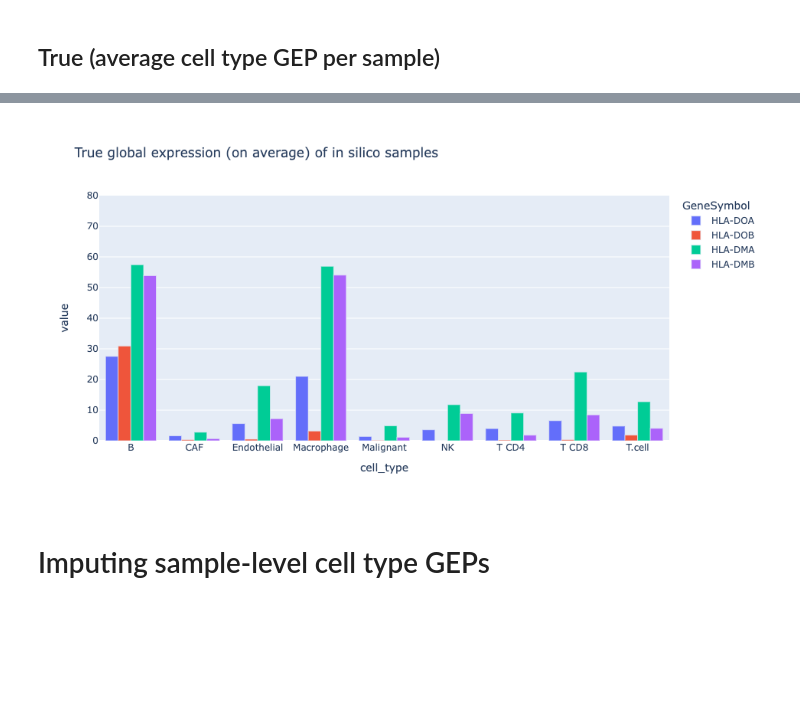
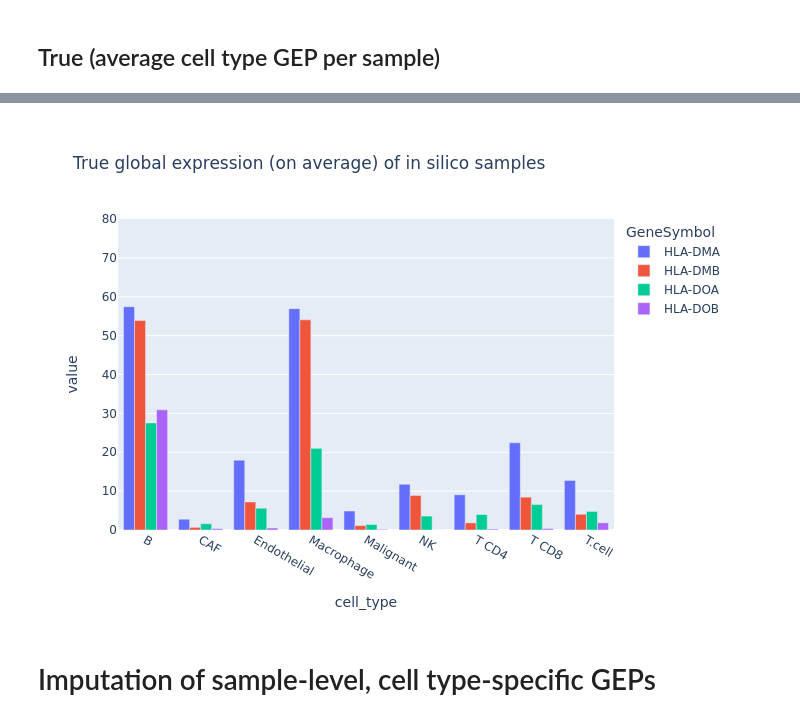
Before and after one commit to davidliu-lab/deconv, a Jupyter notebook: 5e - analyze individual genes.ipynb, the cells around one changed output, grey strips where cells are left out. Saved outputs shown, nothing was run; the diff lists cells and outputs as text; code cells hidden in the pictures; blank space fills up the shorter version.

Commit message:
checkpoint - working on demo of high res imputation

```diff
--- a/5e - analyze individual genes.ipynb
+++ b/5e - analyze individual genes.ipynb
@@ -133,15 +144,13 @@ base_path = os.path.abspath(os.path.join(results_dir, "group_mode"))
 ### sample mixtures and fractions
 # %%
 mixtures_in_silico = pd.read_csv(
-    os.path.join(base_path, "in", "mixtures_computed.txt"),
-    sep="\t",
-    index_col=0
+    os.path.join(base_path, "in", "mixtures_computed.txt"), sep="\t", index_col=0
 )
 # %%
 fractions_in_silico = pd.read_csv(
     os.path.join(base_path, "fractions_known_and_empty_csx_metrics.txt"),
     sep="\t",
-    index_col=0
+    index_col=0,
 ).iloc[:, :-3]
 # %% [markdown]
 ### cell-type GEPs per sample
@@ -154,7 +163,9 @@ sc_rna_seq_metadata = pd.read_csv(
 ).replace({"cell.types": weird_to_nice})
 # %%
 cell_type_single_cells = {
-    cell_type: sc_rna_seq_metadata.set_index(["cell.types", "cells"]).loc[cell_type].index.tolist()
+    cell_type: sc_rna_seq_metadata.set_index(["cell.types", "cells"])
+    .loc[cell_type]
+    .index.tolist()
     for cell_type in cell_types
 }
 # %%
@@ -163,20 +174,26 @@ n_cells_per_gep = 5  # PARAM
 
 rng = np.random.default_rng(seed=0)
 
+
 def make_a_cell_type_gep(cell_type, n_cells_per_gep=5):
     # sample with replacement from single cell data
     sampled_cells = rng.choice(cell_type_single_cells[cell_type], n_cells_per_gep)
-    gep = sc_rna_seq[sampled_cells].mean(axis='columns')
+    gep = sc_rna_seq[sampled_cells].mean(axis="columns")
     gep *= 100000 / gep.sum()
     return gep
 
-sample_cell_type_geps = pd.concat({
-    sample: pd.DataFrame({
-        cell_type: make_a_cell_type_gep(cell_type, n_cells_per_gep)
-        for cell_type in cell_types
-    })
-    for sample in samples
-}).rename_axis(columns="cell_type")
+
+sample_cell_type_geps = pd.concat(
+    {
+        sample: pd.DataFrame(
+            {
+                cell_type: make_a_cell_type_gep(cell_type, n_cells_per_gep)
+                for cell_type in cell_types
+            }
+        )
+        for sample in samples
+    }
+).rename_axis(columns="cell_type")
 # %%
 sample_cell_type_geps
 # %% [output]
@@ -337,5 +448,9 @@ true_geps_on_average.loc[example_genes]
 # %%
-fig = px.bar(true_geps_on_average.loc[example_genes].T, barmode='group', title="True global expression (on average) of in silico samples")
+fig = px.bar(
+    true_geps_on_average.loc[example_genes[0:4]].T,
+    barmode="group",
+    title="True global expression (on average) of in silico samples",
+)
 fig.update_yaxes(range=[0, 80])
 # %% [output]
-[figure, old version]
+[figure, new version]
@@ -353,2 +457,2 @@ fig.update_yaxes(range=[0, 80])
 # %% [markdown]
-# Imputing sample-level cell type GEPs
+# Imputation of sample-level, cell type-specific GEPs
```
Also changed, not shown: parts of 38 cells of this notebook.
